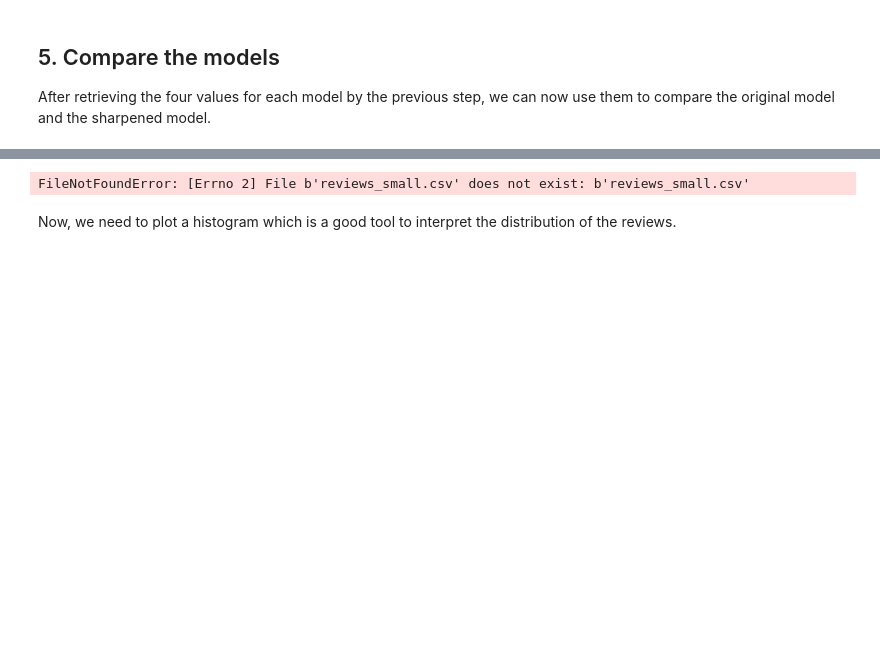
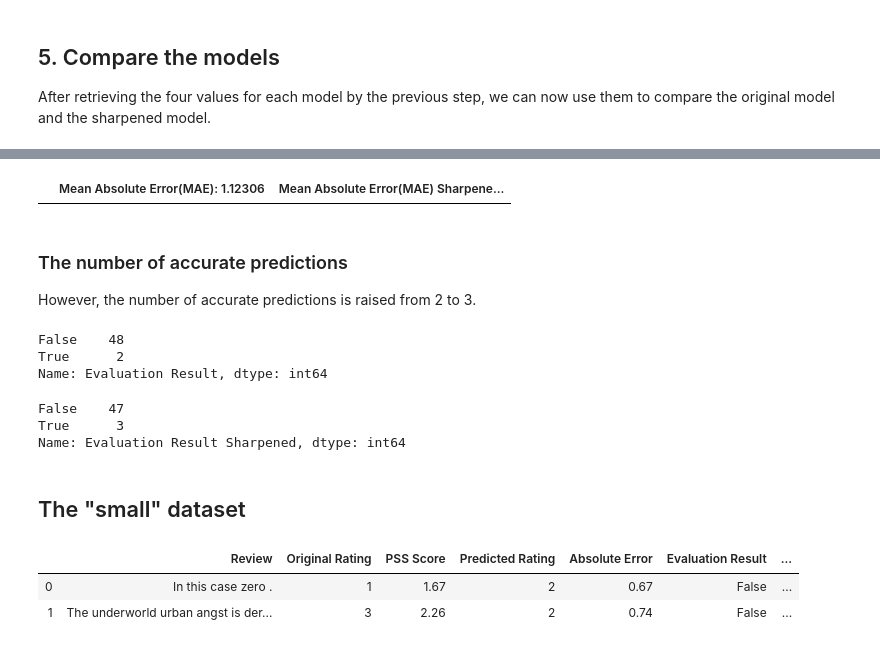
Before and after one commit to diegoarmaca/SentimentScore, a Jupyter notebook: Sentiment_Explore.ipynb, the cells around one changed output, grey strips where cells are left out. Cells and saved outputs as stored; diff of their text form; code cells hidden in the pictures; blank space fills up the shorter version.

```diff
--- a/Sentiment_Explore.ipynb
+++ b/Sentiment_Explore.ipynb
@@ -249,7 +305,28 @@ FileNotFoundError: [Errno 2] File b'reviews_medium.csv' does not exist: b'review
+# %%
+pd.read_csv('reviews_medium.csv', nrows=0)
+# %% [output]
+|  | Mean Absolute Error(MAE): 1.12306 | Mean Absolute Error(MAE) Sharpene... |
+# %% [markdown]
+### The number of accurate predictions
+However, the number of accurate predictions is raised from 2 to 3.
+# %%
+evaluated_reviews_medium["Evaluation Result"].value_counts()
+# %% [output]
+False    48
+True      2
+Name: Evaluation Result, dtype: int64
+# %%
+evaluated_reviews_medium["Evaluation Result Sharpened"].value_counts()
+# %% [output]
+False    47
+True      3
+Name: Evaluation Result Sharpened, dtype: int64
+# %% [markdown]
+## The "small" dataset
 # %%
-evaluated_reviews_small = pd.read_csv('reviews_small.csv', header=3)
+evaluated_reviews_small = pd.read_csv('reviews_small.csv', header=2)
 evaluated_reviews_small.head()
 # %% [output]
-FileNotFoundError: [Errno 2] File b'reviews_small.csv' does not exist: b'reviews_small.csv'
+|  | Review | Original Rating | PSS Score | Predicted Rating | Absolute Error | Evaluation Result | ... |
+| 0 | In this case zero . | 1 | 1.67 | 2 | 0.67 | False | ... |
+| 1 | The underworld urban angst is der... | 3 | 2.26 | 2 | 0.74 | False | ... |
-# %% [markdown]
-Now, we need to plot a histogram which is a good tool to interpret the distribution of the reviews.
```
Also changed, not shown: parts of 29 cells of this notebook.
